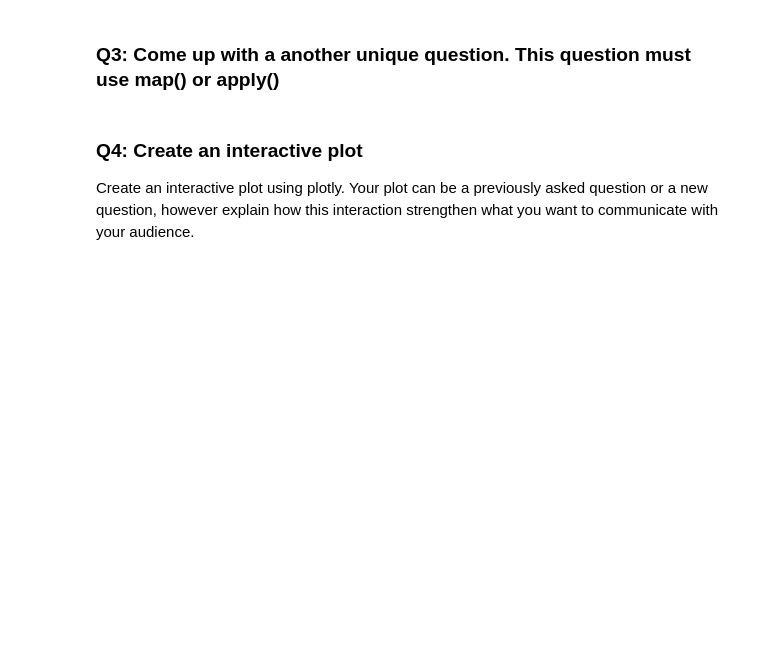
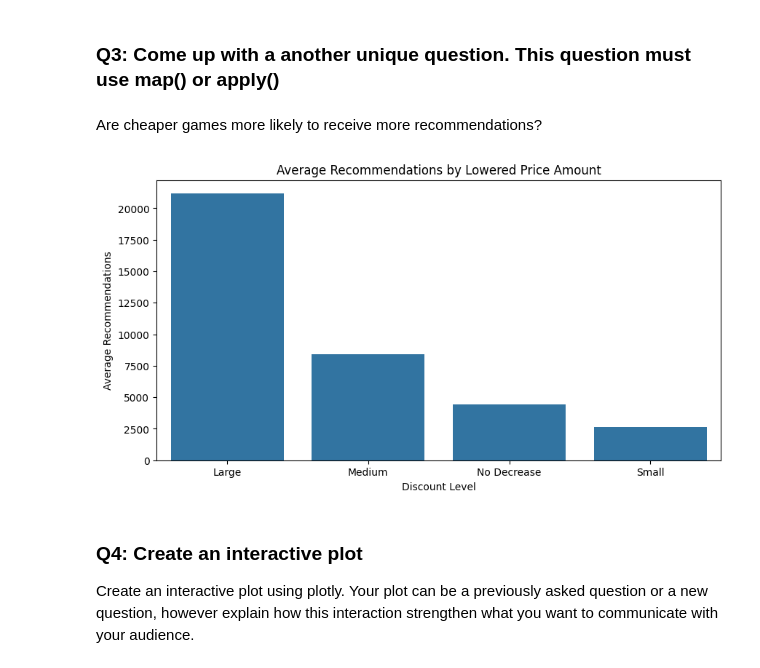
Before and after one commit to CS133-DataVisualization/term-project-group-15, a Jupyter notebook: Project Assignments/CS133_F25_P2_categorical_interactive_transform.ipynb, the cells around one changed output. Saved outputs shown, nothing was run; the diff lists cells and outputs as text; code cells hidden in the pictures; blank space fills up the shorter version.

```diff
--- a/Project Assignments/CS133_F25_P2_categorical_interactive_transform.ipynb
+++ b/Project Assignments/CS133_F25_P2_categorical_interactive_transform.ipynb
@@ -98,3 +96,37 @@ plt.show()
+# %% [markdown]
+Are cheaper games more likely to receive more recommendations?
+# %%
+# Your code here . . .
+steam_clean["discount_amount"] = steam_clean.apply(
+    lambda row: row["mat_initial_price"] - row["mat_final_price"], axis=1
+)
+
+def discount_level(x):
+    if x == 0:
+        return "No Decrease"
+    elif x < 10:
+        return "Small"
+    elif x < 30:
+        return "Medium"
+    else:
+        return "Large"
+
+steam_clean["discount_level"] = steam_clean["discount_amount"].apply(discount_level)
+
+filtered_df = steam_clean.dropna(subset=["recommendations_total"])
+
+avg_recs = filtered_df.groupby("discount_level")["recommendations_total"].mean().reset_index()
+
+plt.figure(figsize=(10,5))
+sns.barplot(data=avg_recs, x="discount_level", y="recommendations_total")
+
+plt.title("Average Recommendations by Lowered Price Amount")
+plt.xlabel("Discount Level")
+plt.ylabel("Average Recommendations")
+
+plt.show()
+# %% [output]
+[figure, added]
 # %% [markdown]
 ### Q4: Create an interactive plot
 Create an interactive plot using plotly. Your plot can be a previously asked question or a new question, however explain how this interaction strengthen what you want to communicate with your audience.
```
Also changed, not shown: parts of 1 cell of this notebook.
